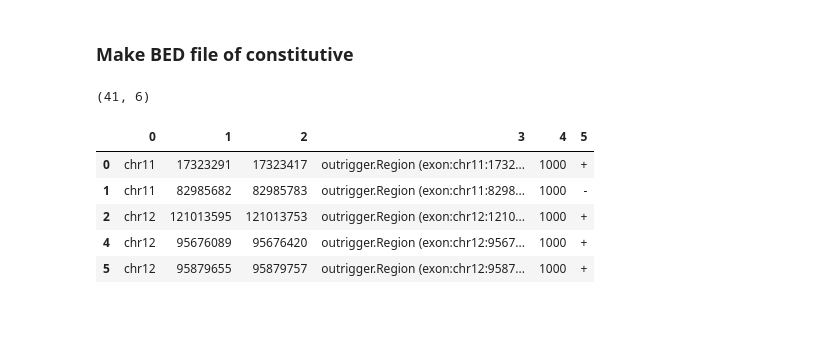
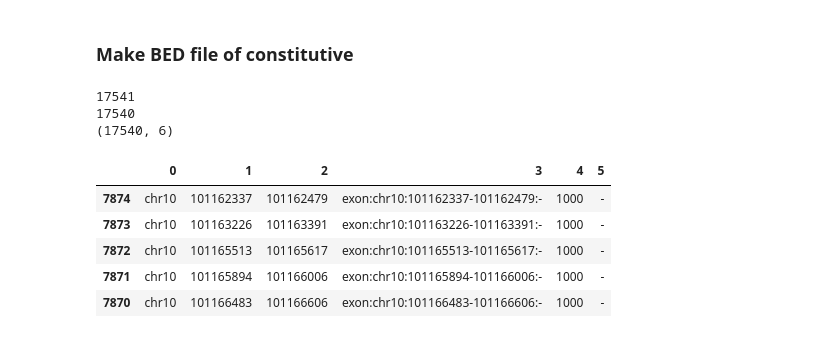
Before and after one commit to YeoLab/singlecell_pnm, a Jupyter notebook: 00_Data_collection/009_constitutive_and_alternative_exons,_write_bed.ipynb, the cells around one changed output. Cells and saved outputs as stored; diff of their text form; code cells hidden in the pictures.

```diff
--- a/00_Data_collection/009_constitutive_and_alternative_exons,_write_bed.ipynb
+++ b/00_Data_collection/009_constitutive_and_alternative_exons,_write_bed.ipynb
@@ -513,8 +570,8 @@ constitutive_stops_all_phenotypes.head()
 |  | M1_01 | chr1 | 1477548.0 | 1479248.0 | - | GT/AG | True | 504.0 | ... |
 |  | M1_01 | chr1 | 1479368.0 | 1480242.0 | - | GT/AG | True | 421.0 | ... |
 # %%
-constitutive_upstream_junctions = constitutive_stops_all_phenotypes.intron_location.unique()
-constitutive_downstream_junctions = constitutive_starts_all_phenotypes.intron_location.unique()
+constitutive_upstream_junctions = constitutive_stops_all_phenotypes.junction_location.unique()
+constitutive_downstream_junctions = constitutive_starts_all_phenotypes.junction_location.unique()
 # %%
 grouped = constitutive.groupby('direction')
 upstream = grouped.get_group('upstream')
@@ -581,21 +645,26 @@ six.print_(all_constitutive_exons.shape)
 # %%
 constitutive_regions = all_constitutive_exons.map(Region)
+print(len(constitutive_regions))
+constitutive_regions = pd.Series([x for x in constitutive_regions if len(x) > 1])
+print(len(constitutive_regions))
 
 constitutive_bed_table = pd.DataFrame(
     map(lambda x: [x.chrom, x.start, x.stop, x.name, 1000, x.strand], constitutive_regions))
-constitutive_bed_table[3] = map(str, constitutive_regions)
+constitutive_bed_table[3] = map(lambda x: x.name, constitutive_regions)
 constitutive_bed_table = constitutive_bed_table.sort_values(by=3)
 
 constitutive_bed_table = constitutive_bed_table.drop_duplicates()
 print constitutive_bed_table.shape
 constitutive_bed_table.head()
 # %% [output]
-(41, 6)
+17541
+17540
+(17540, 6)
 |  | 0 | 1 | 2 | 3 | 4 | 5 |
-| 0 | chr11 | 17323291 | 17323417 | outrigger.Region (exon:chr11:1732... | 1000 | + |
-| 1 | chr11 | 82985682 | 82985783 | outrigger.Region (exon:chr11:8298... | 1000 | - |
-| 2 | chr12 | 121013595 | 121013753 | outrigger.Region (exon:chr12:1210... | 1000 | + |
-| 4 | chr12 | 95676089 | 95676420 | outrigger.Region (exon:chr12:9567... | 1000 | + |
-| 5 | chr12 | 95879655 | 95879757 | outrigger.Region (exon:chr12:9587... | 1000 | + |
+| 7874 | chr10 | 101162337 | 101162479 | exon:chr10:101162337-101162479:- | 1000 | - |
+| 7873 | chr10 | 101163226 | 101163391 | exon:chr10:101163226-101163391:- | 1000 | - |
+| 7872 | chr10 | 101165513 | 101165617 | exon:chr10:101165513-101165617:- | 1000 | - |
+| 7871 | chr10 | 101165894 | 101166006 | exon:chr10:101165894-101166006:- | 1000 | - |
+| 7870 | chr10 | 101166483 | 101166606 | exon:chr10:101166483-101166606:- | 1000 | - |
 # %%
 constitutive_bed_table.to_csv('{}/exons.bed'.format(constitutive_feature_folder), sep='\t', index=False, header=False)
```
Also changed, not shown: parts of 13 cells of this notebook, 18 other files.
